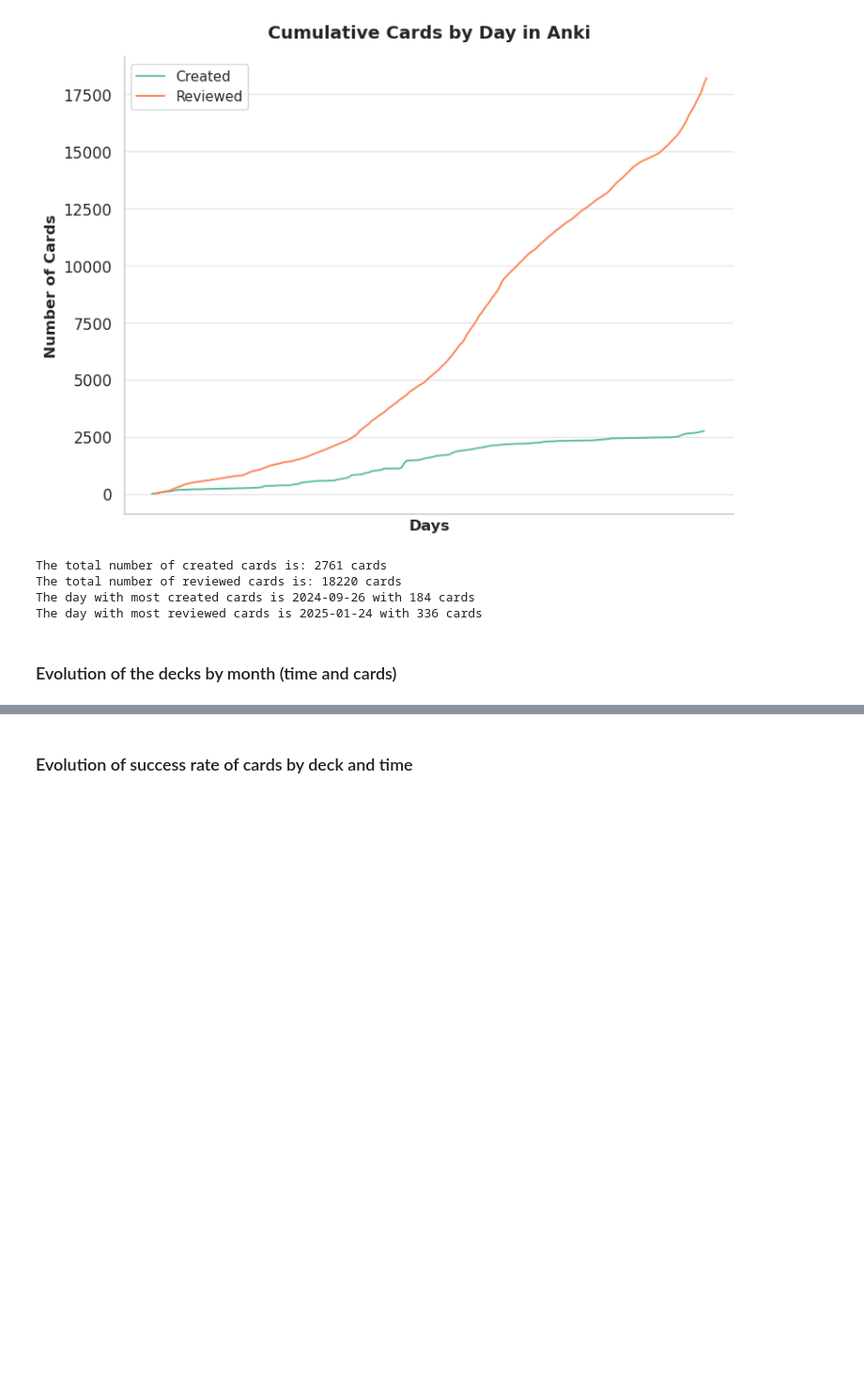
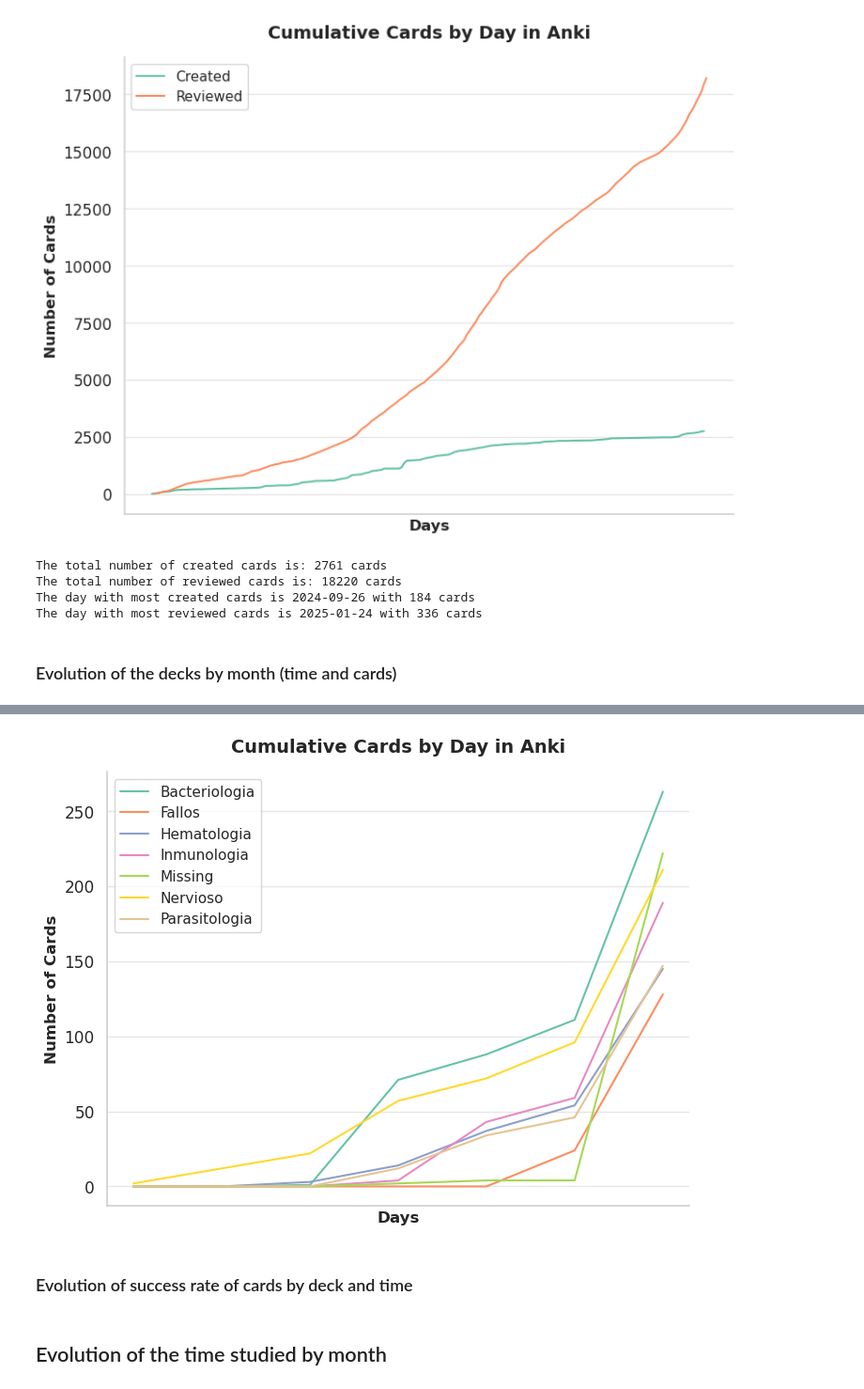
Before and after one commit to Oddman43/BIR_EDA, a Jupyter notebook: notebooks/data_analysis.ipynb, the cells around one changed output, grey strips where cells are left out. Shown at 94% size. Drawn from its saved outputs; the diff is of its cells as text; code cells hidden in the pictures; blank space fills up the shorter version.

Commit message:
doing deck analysis

```diff
--- a/notebooks/data_analysis.ipynb
+++ b/notebooks/data_analysis.ipynb
@@ -746,0 +782,10 @@ The day with most reviewed cards is 2025-01-24 with 336 cards
+# %%
+anki_decks_unique = anki_decks.drop_duplicates(subset=["card_id"], keep="last").reset_index(drop=True)
+anki_decks_unique = anki_decks_unique.drop(columns=["card_id", "pressed", "date_reviewed"])
+anki_decks_unique['month'] = pd.Categorical(anki_decks_unique['month'], categories=['July', 'August', 'September', 'October', 'November', 'December', 'January'], ordered=True)
+anki_decks_count = (anki_decks_unique.groupby(["month", "deck"], as_index=False)
+                    .size())
+anki_decks_count["cumsum"] = (anki_decks_count.sort_values("month")
+                              .groupby("deck")["size"]
+                              .cumsum())
+anki_decks_count.info()
@@ -746,0 +804,8 @@ The day with most reviewed cards is 2025-01-24 with 336 cards
+# %%
+jan_mask = anki_decks_count["month"].eq("January")
+decks_above_fifty = (
+    anki_decks_count.loc[jan_mask & anki_decks_count["cumsum"].gt(125), "deck"]
+    .unique()
+)
+anki_decks_count_top = anki_decks_count[anki_decks_count["deck"].isin(decks_above_fifty)]
+anki_decks_count_top.head()
@@ -746,0 +819,25 @@ The day with most reviewed cards is 2025-01-24 with 336 cards
+# %%
+plt.figure(figsize=(8, 6))
+ax = sns.lineplot(
+        data=anki_decks_count_top,
+        x="month",
+        y="cumsum",
+        hue="deck",
+        linewidth=1.5,
+        palette="Set2"
+)
+
+ax.set_xlabel("Days", fontsize=12)
+ax.set_ylabel("Number of Cards", fontsize=12)
+ax.set_title("Cumulative Cards by Day in Anki", fontsize=14, weight="bold", pad= 15)
+ax.legend(title="", loc="upper left", fontsize=11)
+ax.spines["top"].set_visible(False)
+ax.spines["right"].set_visible(False)
+ax.spines["left"].set_color("0.8")
+ax.spines["bottom"].set_color("0.8")
+ax.grid(axis="y", color="0.9", linewidth=1)
+ax.grid(axis="x", visible=False)
+ax.set_xticks([])
+# plt.savefig("../images/lineplot_cumsum_cards_anki.png", dpi=300, bbox_inches="tight")
+plt.show()
+# %% [output]
@@ -747,2 +846,5 @@ The day with most reviewed cards is 2025-01-24 with 336 cards
+[figure, added]
 # %% [markdown]
 ### Evolution of success rate of cards by deck and time
+# %% [markdown]
+## Evolution of the time studied by month
```
Also changed, not shown: parts of 11 cells of this notebook.
